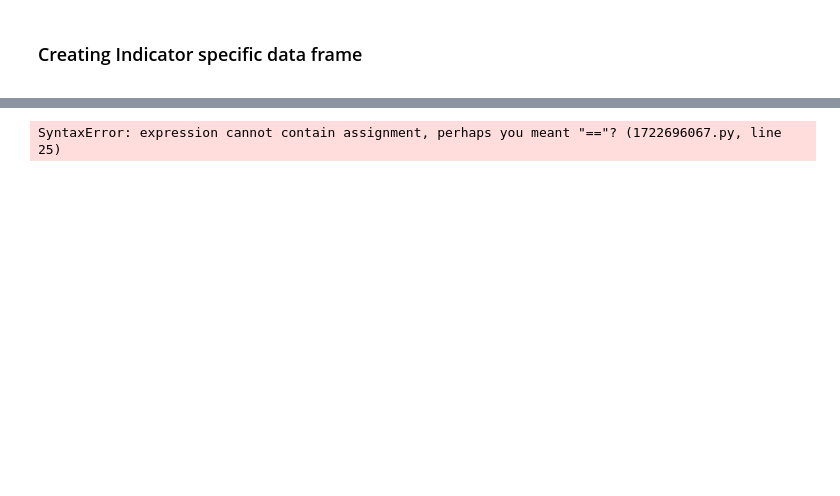
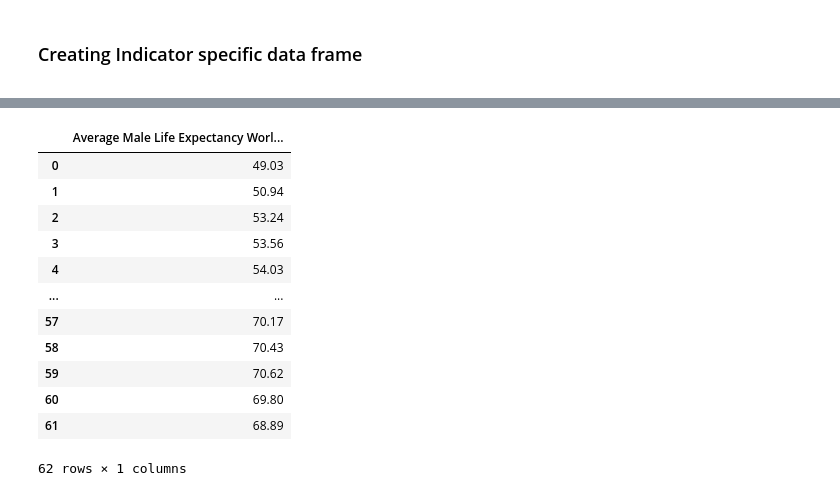
Before and after one commit to NajibAbdullahi/Demographics, a Jupyter notebook: PopulationStats.ipynb, the cells around one changed output, grey strips where cells are left out. Saved outputs shown, nothing was run; the diff lists cells and outputs as text; code cells hidden in the pictures; blank space fills up the shorter version.

```diff
--- a/PopulationStats.ipynb
+++ b/PopulationStats.ipynb
@@ -260 +304,26 @@ max                                 64.999723
+# %%
+world_male_life_expectancy=pd.read_csv('./Data/Life_Expectancy_Male.csv',skiprows=4)
+world_male_life_expectancy=world_male_life_expectancy.loc[world_male_life_expectancy['Country Name']=='World'].iloc[:,4:].transpose().round(2)
+world_male_life_expectancy=world_male_life_expectancy.drop(world_male_life_expectancy.tail(1).index,inplace=False).reset_index(drop=True)
+world_male_life_expectancy
+world_female_life_expectancy=pd.read_csv('./Data/Life_Expectancy_Female.csv',skiprows=4)
+world_female_life_expectancy=world_female_life_expectancy.loc[world_female_life_expectancy['Country Name']=='World'].iloc[:,4:].transpose().round(2)
+world_female_life_expectancy=world_female_life_expectancy.drop(world_female_life_expectancy.tail(1).index,inplace=False).reset_index(drop=True)
+world_female_life_expectancy.rename(columns={259:'Average Female Life Expectancy Worldwide (Years)'},inplace=True)
+world_male_life_expectancy.rename(columns={259:'Average Male Life Expectancy Worldwide (Years)'},inplace=True)
+world_male_life_expectancy
+# %% [output]
+|  | Average Male Life Expectancy Worl... |
+| 0 | 49.03 |
+| 1 | 50.94 |
+| 2 | 53.24 |
+| 3 | 53.56 |
+| 4 | 54.03 |
+| ... | ... |
+| 57 | 70.17 |
+| 58 | 70.43 |
+| 59 | 70.62 |
+| 60 | 69.80 |
+| 61 | 68.89 |
+62 rows × 1 columns
 # %%
@@ -311,56 +392 @@ fig.show()
-# %%
-def create_line_chart(df_grouped,title,columns):
-    # create a trace for each variable
-    traces=[]
-    variables=columns
-    colors = ['#C10000', '#00B945']
-
-    for variable, color in zip(variables, colors):
-        trace = go.Scatter(
-            x=df_grouped['Year'],
-            y=df_grouped[variable],
-            mode='lines+markers',
-            name=variable,
-            line=dict(color=color, width=2)
-        )
-        traces.append(trace)
-
-
-    # Create the layout
-    layout = go.Layout(
-        title=title,
-        xaxis=dict(title='Year', showgrid=False),
-        yaxis=dict(title='Life Expectancy', showgrid=True),
-        plot_bgcolor='#D99E91',
-        paper_bgcolor='#D99E91',
-        font=dict(family='Poppins', size=12, color='black'),
-        legend=dict(x=0.02, y=0.98, bgcolor='rgba(255, 255, 255, 0.8)', bordercolor='rgba(0, 0, 0, 0.2)', borderwidth=1)
-    )
-
-    # Create the figure and add the traces
-    fig = go.Figure(data=traces, layout=layout)
-
-    # Apply Style
-    fig.update_layout(
-        font=dict(family='Poppins'),
-        title_font=dict(size=24, color='#000000'),
-        legend_font=dict(size=12),
-        legend_itemclick='toggle',
-        legend_itemdoubleclick='toggleothers',
-        legend_traceorder='normal',
-        legend_tracegroupgap=10,
-        legend_bordercolor='#000000',
-        legend_borderwidth=1,
-        legend_bgcolor='#ffffff',
-        legend_xanchor='left',
-        legend_yanchor='top',
-        legend_x=0.02,
-        legend_y=0.98,
-        margin=dict(l=50, r=50, t=80, b=50),
-    )
-
-    # Display the plot
-    fig.show()
-# %% [output]
-SyntaxError: expression cannot contain assignment, perhaps you meant "=="? (1722696067.py, line 25)
 # %%
```
Also changed, not shown: parts of 18 cells of this notebook, 28 other files.
